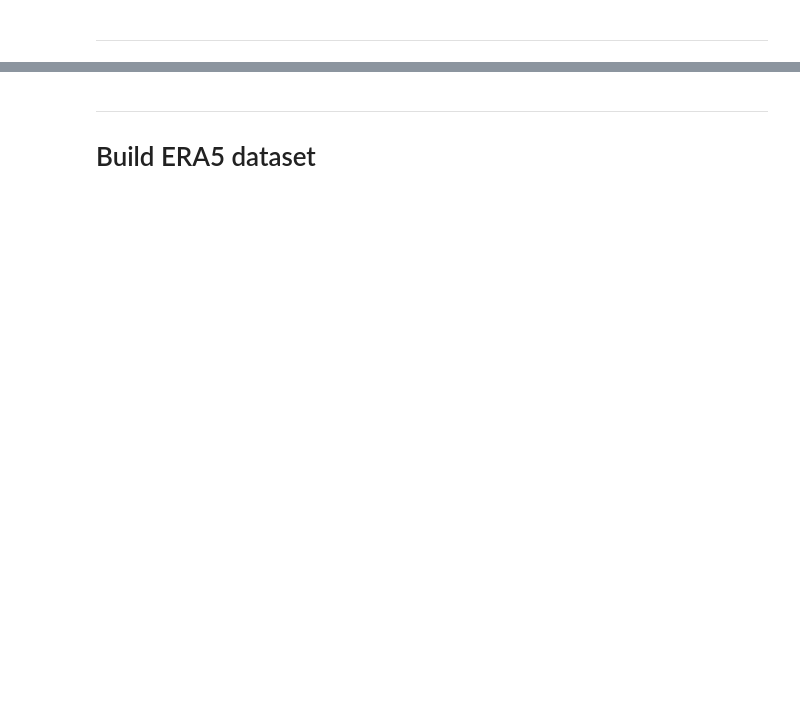
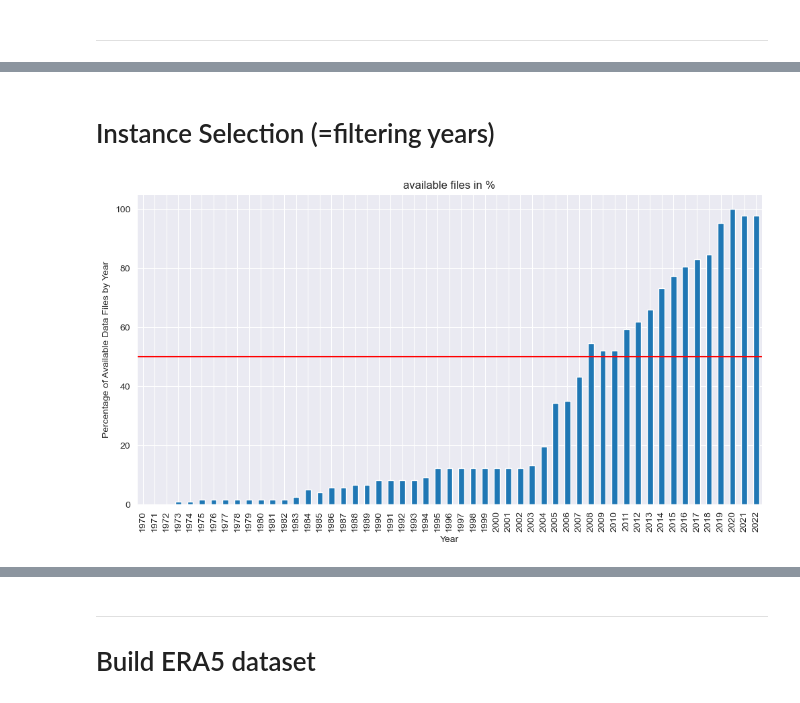
Before and after one commit to elsandner/Master_Project, a Jupyter notebook: create_datasets/build_dataset_script_1.ipynb, the cells around one changed output, grey strips where cells are left out. Drawn from its saved outputs; the diff is of its cells as text; code cells hidden in the pictures; blank space fills up the shorter version.

```diff
--- a/create_datasets/build_dataset_script_1.ipynb
+++ b/create_datasets/build_dataset_script_1.ipynb
@@ -48,0 +130,20 @@ filename = "dataset1"
+# %% [markdown]
+# Instance Selection (=filtering years)
+# %%
+file_count = file_availability.sum()
+
+# compute the percentage of True values by column
+file_count_percentages = file_count / len(file_availability) * 100
+
+# plot the results
+ax = file_count_percentages.plot(kind='bar',figsize=(12,6))
+plt.title('available files in %')
+plt.xlabel('Year')
+plt.ylabel('Percentage of Available Data Files by Year')
+
+# add a horizontal line at 50%
+ax.axhline(y=50, color='r', linestyle='-')
+
+plt.show()
+# %% [output]
+[figure, added]
```
Also changed, not shown: parts of 24 cells of this notebook, 15 other files.
